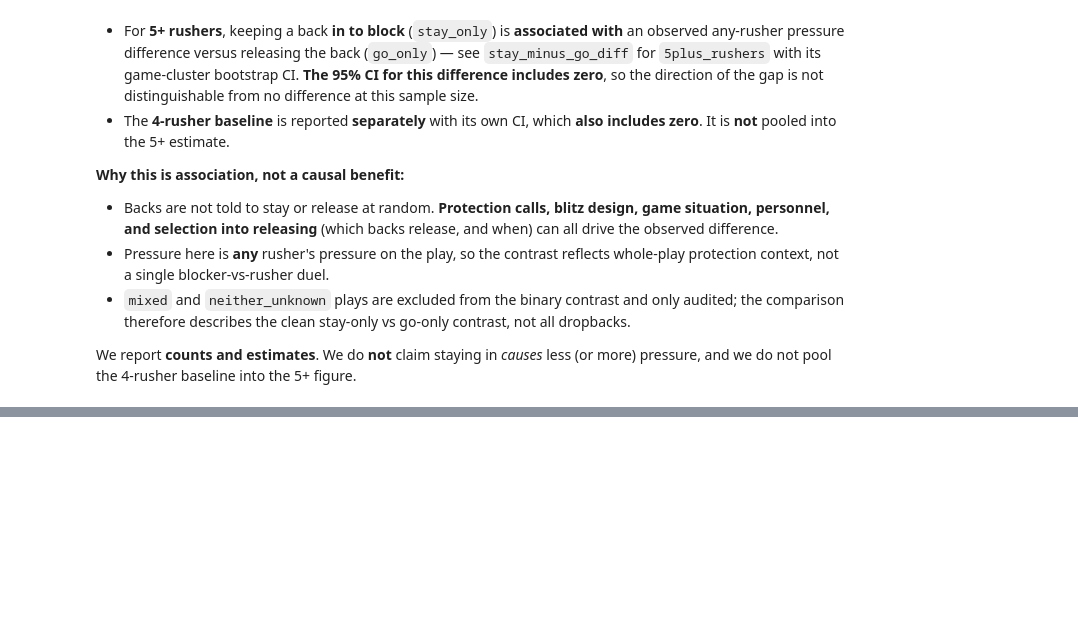
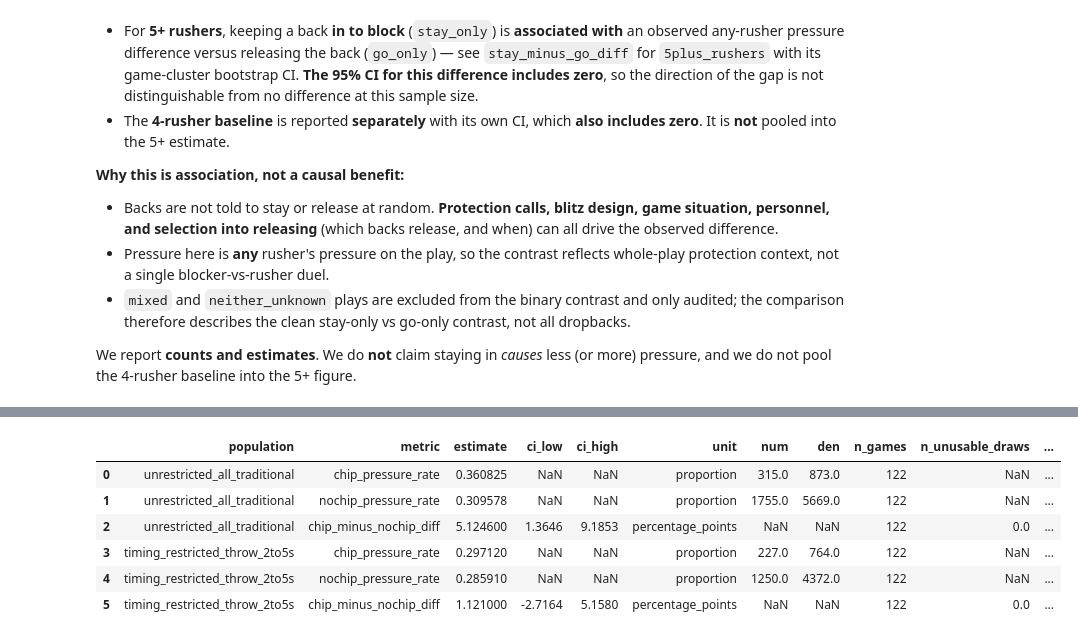
Before and after one commit to isaac-ciravolo/NYUDataBowl, a Jupyter notebook: notebooks/03_pressure_stayorgo.ipynb, the cells around one changed output, grey strips where cells are left out. Cells and saved outputs as stored; diff of their text form; code cells hidden in the pictures; blank space fills up the shorter version.

```diff
--- a/notebooks/03_pressure_stayorgo.ipynb
+++ b/notebooks/03_pressure_stayorgo.ipynb
@@ -986,0 +1394,18 @@ We report **counts and estimates**. We do **not** claim staying in *causes* less
+# %%
+sens = rpop[(rpop['te_chip']) | (rpop['no_qualifying_chip'])].copy()
+srows = []
+for (team, nr), grp in sens.groupby(['team','n_rushers']):
+    te = grp[grp['te_chip']]; no = grp[grp['no_qualifying_chip']]
+    te_n, no_n = len(te), len(no)
+    diff = ((te['any_pressure'].mean() - no['any_pressure'].mean()) * 100
+            if (te_n and no_n) else np.nan)
+    srows.append(dict(team=team, n_rushers=int(nr),
+                      te_chip_n=te_n, te_chip_pres=int(te['any_pressure'].sum()),
+                      no_chip_n=no_n, no_chip_pres=int(no['any_pressure'].sum()),
+                      te_minus_nochip_pp=diff,
+                      both_arms_present=bool(te_n and no_n),
+                      sparse_flag=bool(te_n < SPARSE or no_n < SPARSE)))
+sens_tbl = pd.DataFrame(srows).sort_values(['team','n_rushers']).reset_index(drop=True)
+sens_adequate = int(((sens_tbl.te_chip_n >= SPARSE) & (sens_tbl.no_chip_n >= SPARSE)).sum())
+print(f'sensitivity strata: {len(sens_tbl)} | adequately populated: {sens_adequate}')
+sens_tbl.head()
@@ -986,0 +1429,62 @@ We report **counts and estimates**. We do **not** claim staying in *causes* less
+# %%
+OUT = ROOT / 'data' / 'isaac'; OUT.mkdir(parents=True, exist_ok=True)
+
+_audit_rows = [
+    dict(item='timing_source', value='route_features.parquet (deduped to one row per gameId/playId)'),
+    dict(item='throw_endpoints', value='pass_forward + autoevent_passforward (PASS_FORWARD_FALLBACK)'),
+    dict(item='excluded_endpoints', value=', '.join(NO_THROW_EVENTS)),
+    dict(item='window_seconds_inclusive', value=f'{WIN_LO}-{WIN_HI}'),
+    dict(item='t_throw_within_play_max_spread', value=float(spread.max())),
+    dict(item='traditional_dropback_plays', value=n_trad),
+    dict(item='trad_plays_with_timing_record', value=n_has_timing),
+    dict(item='trad_plays_missing_route_rows', value=n_missing),
+    dict(item='trad_plays_actual_throw', value=n_actual_throw),
+    dict(item='trad_plays_retained_in_window', value=n_in_window),
+    dict(item='excluded_no_route_rows', value=n_missing),
+    dict(item='excluded_not_a_throw', value=n_excl_notthrow),
+    dict(item='excluded_out_of_window', value=n_excl_outwin),
+    dict(item='home_team_proxy_would_be_wrong_on', value=n_home_wrong),
+]
+# Per-arm (chip / no-chip) four-fate partition from Part A, plus timing
+# availability and window retention reported as DISTINCT quantities.
+for _grp in ('chip', 'no-chip'):
+    _fb = fate_breakdown[_grp]; _tot = _fb['total']
+    _avail = _tot - _fb['missing_timing']
+    _throws = _fb['throw_in_window'] + _fb['throw_out_window']
+    _tag = _grp.replace('-', '')
+    _audit_rows += [
+        dict(item=f'{_tag}__traditional_dropbacks', value=_tot),
+        dict(item=f'{_tag}__fate_missing_timing', value=_fb['missing_timing']),
+        dict(item=f'{_tag}__fate_known_no_throw', value=_fb['known_no_throw']),
+        dict(item=f'{_tag}__fate_throw_out_of_window', value=_fb['throw_out_window']),
+        dict(item=f'{_tag}__fate_throw_in_window_retained', value=_fb['throw_in_window']),
+        dict(item=f'{_tag}__fate_unexpected_or_invalid', value=_fb['unexpected_or_invalid']),
+        dict(item=f'{_tag}__timing_availability', value=round(_avail / _tot, 6) if _tot else float('nan')),
+        dict(item=f'{_tag}__window_retention_within_throw_sample',
+             value=round(_fb['throw_in_window'] / _throws, 6) if _throws else float('nan')),
+    ]
+timing_audit = pd.DataFrame(_audit_rows)
+timing_audit.to_csv(OUT / 'chip_timing_audit.csv', index=False)
+
+def _brow(pop, R):
+    return [
+        dict(population=pop, metric='chip_pressure_rate', estimate=round(R['rate_chip'],6),
+             ci_low=np.nan, ci_high=np.nan, unit='proportion', num=R['chip_pres'], den=R['chip_n'],
+             n_games=R['n_games'], n_unusable_draws=np.nan, notes='any-rusher pressure on chip plays'),
+        dict(population=pop, metric='nochip_pressure_rate', estimate=round(R['rate_nochip'],6),
+             ci_low=np.nan, ci_high=np.nan, unit='proportion', num=R['nochip_pres'], den=R['nochip_n'],
+             n_games=R['n_games'], n_unusable_draws=np.nan, notes='any-rusher pressure on no-chip plays'),
+        dict(population=pop, metric='chip_minus_nochip_diff', estimate=round(R['diff_pp'],4),
+             ci_low=round(R['ci_low'],4), ci_high=round(R['ci_high'],4), unit='percentage_points',
+             num=np.nan, den=np.nan, n_games=R['n_games'], n_unusable_draws=R['unusable'],
+             notes='chip-minus-nochip pp; game-cluster bootstrap, 1000 resamples, fixed derived seed'),
+    ]
+restricted_summary = pd.DataFrame(
+    _brow('unrestricted_all_traditional', B_unrestricted)
+    + _brow('timing_restricted_throw_2to5s', B_restricted))
+restricted_summary.to_csv(OUT / 'chip_timing_restricted_summary.csv', index=False)
+team_rusher.to_csv(OUT / 'te_chip_by_team_rusher.csv', index=False)
+sens_tbl.to_csv(OUT / 'te_chip_sensitivity_no_qualifying_chip.csv', index=False)
+print('saved 4 tables to', OUT)
+restricted_summary
+# %% [output]
@@ -986,0 +1492,7 @@ We report **counts and estimates**. We do **not** claim staying in *causes* less
+|  | population | metric | estimate | ci_low | ci_high | unit | num | den | n_games | n_unusable_draws | ... |
+| 0 | unrestricted_all_traditional | chip_pressure_rate | 0.360825 | NaN | NaN | proportion | 315.0 | 873.0 | 122 | NaN | ... |
+| 1 | unrestricted_all_traditional | nochip_pressure_rate | 0.309578 | NaN | NaN | proportion | 1755.0 | 5669.0 | 122 | NaN | ... |
+| 2 | unrestricted_all_traditional | chip_minus_nochip_diff | 5.124600 | 1.3646 | 9.1853 | percentage_points | NaN | NaN | 122 | 0.0 | ... |
+| 3 | timing_restricted_throw_2to5s | chip_pressure_rate | 0.297120 | NaN | NaN | proportion | 227.0 | 764.0 | 122 | NaN | ... |
+| 4 | timing_restricted_throw_2to5s | nochip_pressure_rate | 0.285910 | NaN | NaN | proportion | 1250.0 | 4372.0 | 122 | NaN | ... |
+| 5 | timing_restricted_throw_2to5s | chip_minus_nochip_diff | 1.121000 | -2.7164 | 5.1580 | percentage_points | NaN | NaN | 122 | 0.0 | ... |
```
Also changed, not shown: parts of 20 cells of this notebook, 5 other files.
